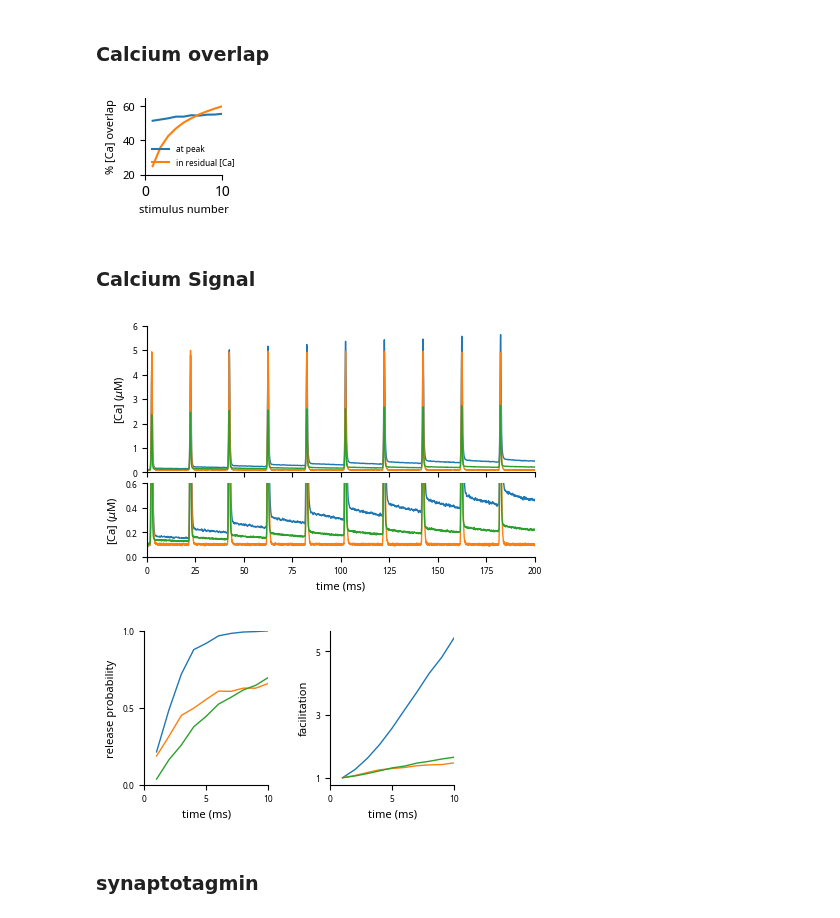
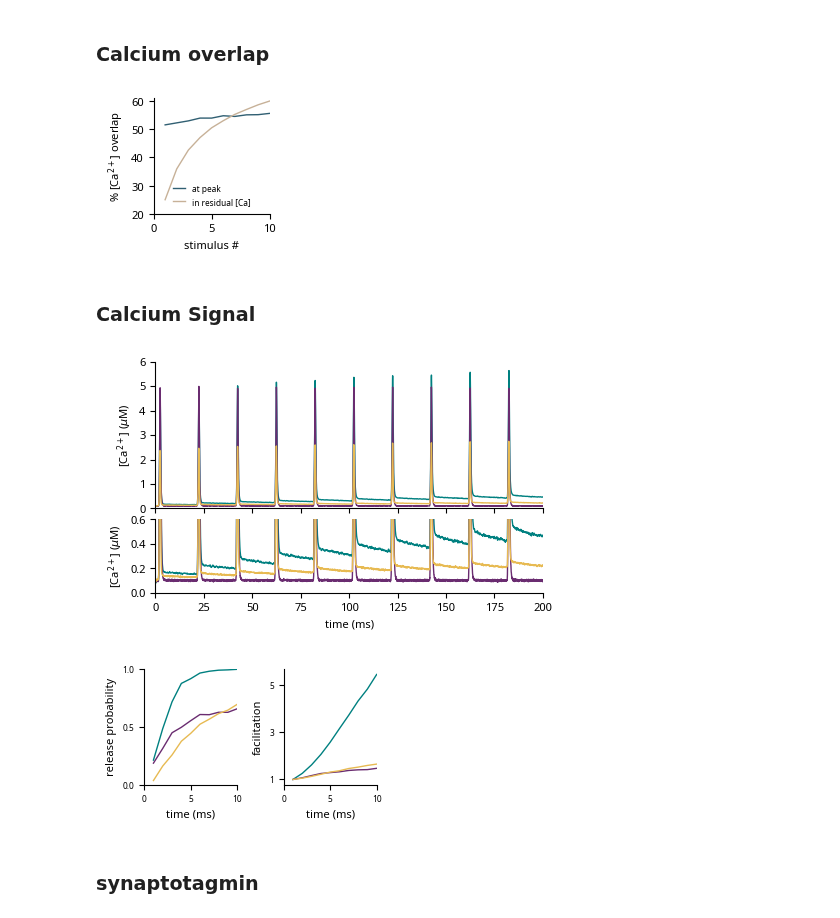
Before and after one commit to nishs1729/MFB, a Jupyter notebook: scripts_plotting/plots_mechanism.ipynb, the cells around one changed output. Saved outputs shown, nothing was run; the diff lists cells and outputs as text; code cells hidden in the pictures.

Commit message:
finalized plots_mechanism.ipynb

```diff
--- a/scripts_plotting/plots_mechanism.ipynb
+++ b/scripts_plotting/plots_mechanism.ipynb
@@ -94,19 +94,22 @@ cmap = mpl.colormaps['berlin'] # 'viridis', 'managua', 'berlin'
 lcolors = cmap(np.linspace(0.1, 0.9, len(stpoints)))
 
 to_nm = 1200 # convert um to nm
+tpoint_x = [330, 130, 70, 70]
+tpoint_y = [4.7, 4.4, 2.6, 1.0]
 for i,(key,simtype) in enumerate(simtypes.items()):
     for k,start in enumerate(stpoints):
         label = f'{APs[k]} AP'
         for j,tpoint in enumerate(tpoints):
             bins, density = get_conc_along_radius(simtype, start+tpoint, bins=bins)
             density = sp.signal.savgol_filter(density, 7, 3)
-            axs[i].plot(bins[6:]*to_nm, density[5:], color=lcolors[k], label=label)
-            ins_ax[i].plot(bins[6:]*to_nm, density[5:], color=lcolors[k], label=label)
+            axs[i].plot(bins[6:]*to_nm, density[5:], color=lcolors[k], linewidth=1, label=label)
+            ins_ax[i].plot(bins[6:]*to_nm, density[5:], color=lcolors[k], linewidth=1, label=label)
             label = None
             if not k:
-                axs[i].text(bins[26]*to_nm-60, density[25]-0.2, f'{(tpoint+200)/1000:.1f} ms', fontsize=textfs)
+                axs[i].text(tpoint_x[j], tpoint_y[j], f'{(tpoint+200)/1000:.1f} ms', fontsize=textfs)
+                # axs[i].text(bins[26]*to_nm-60, density[25]-0.2, f'{(tpoint+200)/1000:.1f} ms', fontsize=textfs)
     axs[i].set_title(key, fontsize=titlefs)
-    axs[i].set_ylabel(r'calcium concentration ($\mu$M)', fontsize=labelfs)
+    axs[i].set_ylabel(r'[Ca$^{2+}$] ($\mu$M)', fontsize=labelfs)
 
     ## make rectangle for zoomed in region
     rect = mpl.patches.Rectangle((50,0.5), 550, 4, linewidth=1, edgecolor='green',
@@ -116,7 +119,7 @@ for i,(key,simtype) in enumerate(simtypes.items()):
 axs[1].set_xlabel('distance from VDCC cluster (nm)', fontsize=labelfs)
 
 # axs[1].spines["left"].set_visible(False)
-axs[0].legend(frameon=False, fontsize=legfs)
+axs[0].legend(frameon=False, fontsize=legfs, loc='upper right', handlelength=1.5, bbox_to_anchor=(1.05, 1))
 # axs[1].tick_params(axis='y', size=0)
 axs[1].tick_params(axis='x', labelsize=tickfs)
 axs[0].tick_params(axis='both', labelsize=tickfs)
@@ -189,40 +192,41 @@ plt.show()
 # %%
 design = 'nVDCC_9_dVAZ_220_nAZ_31_RRP_15_ISI_20_nAP_10'
 
 avg_peak_overlap, avg_basal_overlap = get_ca_overlap(design)
 
 y_data = {
     'avg_peak_overlap': avg_peak_overlap,
     'avg_basal_overlap': avg_basal_overlap
 }
 
 keys = ['avg_peak_overlap', 'avg_basal_overlap']
 
 title_text = {'avg_peak_overlap': 'at peak',
               'avg_basal_overlap': 'in residual [Ca]'}
 
-fig, ax = plt.subplots(1, sharex=True, figsize=(1,1))
+fig, ax = plt.subplots(1, sharex=True, figsize=(1.5,1.5))
 
 for i, key in enumerate(keys):
     x = list(range(1,11))
     y = y_data[key]
-    ax.plot(x, np.array(y)*100, label=title_text[key])#, color=cpall[j%22])
+    ax.plot(x, np.array(y)*100, linewidth=1, label=title_text[key], color=cpall[i+18])
 
 ax.set_xlim(0.8,10.1)
-ax.set_xlabel('stimulus number', fontsize=labelfs)
-ax.set_ylabel('% [Ca] overlap', fontsize=labelfs)
+ax.set_xlabel('stimulus #', fontsize=labelfs)
+ax.set_ylabel('% [Ca$^{2+}$] overlap', fontsize=labelfs)
 ax.spines[['right', 'top']].set_visible(False)
-ax.tick_params(axis='y', labelsize=tickfs)
+# ax.set_xticks(range(1,11), [1]+['']*8+[10])
+ax.tick_params(axis='both', labelsize=tickfs)
 
-ax.legend(frameon=False, fontsize=legfs)
+ax.legend(frameon=False, handlelength=1.5, fontsize=legfs, loc='lower left', bbox_to_anchor=(0.1, 0.0))
 ax.set_xlim(0,10)
-ax.set_ylim(20,65)
+ax.set_ylim(20,61)
 
 plt.show()
 fig.savefig(os.path.join(figPath, 'ca_overlap.svg'), dpi=300,
             bbox_inches='tight', transparent=True)
 # %% [output]
-[figure, old version]
+[figure, new version]
 # %% [markdown]
 ### Calcium Signal
 # %%
@@ -246,13 +250,13 @@ ca_cross = data_cross.iloc[:, 2::4].mean(axis=1) + data_cross.iloc[:, 3::4].mean
 fig, axs = plt.subplots(2, sharex=True, figsize=(5,3), gridspec_kw = {'height_ratios':[2,1]})
 fig.subplots_adjust(hspace=0.1)
 
-axs[0].plot(data_cont.iloc[:,0]*1000, ca_cont, linewidth=1, label='control')
-axs[0].plot(data_unsat.iloc[:,0]*1000, ca_unsat, linewidth=1, label='unsaturating buffer')
-axs[0].plot(data_cross.iloc[:,0]*1000, ca_cross, linewidth=1, label='without cross-talk')
+axs[0].plot(data_cont.iloc[:,0]*1000, ca_cont,   color=cpall[12], linewidth=1, label='control')
+axs[0].plot(data_unsat.iloc[:,0]*1000, ca_unsat, color=cpall[14], linewidth=1, label='unsaturating buffer')
+axs[0].plot(data_cross.iloc[:,0]*1000, ca_cross, color=cpall[13], linewidth=1, label='without cross-talk')
 
-axs[1].plot(data_cont.iloc[:,0]*1000, ca_cont, linewidth=1, label='control')
-axs[1].plot(data_unsat.iloc[:,0]*1000, ca_unsat, linewidth=1, label='unsaturating buffer')
-axs[1].plot(data_cross.iloc[:,0]*1000, ca_cross, linewidth=1, label='without cross-talk')
+axs[1].plot(data_cont.iloc[:,0]*1000, ca_cont  , color=cpall[12], linewidth=1, label='control')
+axs[1].plot(data_unsat.iloc[:,0]*1000, ca_unsat, color=cpall[14], linewidth=1, label='unsaturating buffer')
+axs[1].plot(data_cross.iloc[:,0]*1000, ca_cross, color=cpall[13], linewidth=1, label='without cross-talk')
 
 # axs[0].legend(frameon=False, fontsize=legfs)
 axs[0].set_ylim(0,6)
@@ -260,20 +264,20 @@ axs[1].set_ylim(0,0.6)
 axs[1].set_xlabel('time (ms)', fontsize=labelfs)
 
 for ax in axs.ravel():
-    ax.set_ylabel(r'[Ca] ($\mu$M)', fontsize=labelfs)
+    ax.set_ylabel(r'[Ca$^{2+}$] ($\mu$M)', fontsize=labelfs)
     ax.spines["top"].set_visible(False)
     ax.spines["right"].set_visible(False)
     ax.set_xlim(0, 200)
     # ax.set_ylim(0,31)
     # ax.set_xticks([0, 300, 600])
     # ax.set_yticks([0, 10, 20, 30])
-    ax.tick_params(axis='both', labelsize=tickfs-2)
+    ax.tick_params(axis='both', labelsize=tickfs)
 
 fig.savefig(os.path.join(figPath, 'ca_signal.svg'), dpi=300,
             bbox_inches='tight', transparent=True)
 plt.show()
 # %% [output]
-[figure, old version]
+[figure, new version]
 # %%
 RRP = int(getSimInfo(design, 'RRP'))
 
@@ -295,22 +299,22 @@ data_cross = pd.read_csv(os.path.join(dataPath, 'control_eachCa', _design, f'sre
 pr_cross = data_cross['Pr']
 facil_cross = data_cross['Rel']*data_cross['Pr'][0]/data_cross['Pr']/data_cross['Rel'][0]
 
-fig, axs = plt.subplots(1,2, sharex=True, figsize=(4,2))
+fig, axs = plt.subplots(1,2, sharex=True, figsize=(3,1.5))
 fig.subplots_adjust(wspace=0.5)
 
 x = list(range(1,11))
-axs[0].plot(x, pr_cont, linewidth=1, label='control')
-axs[0].plot(x, pr_unsat, linewidth=1, label='unsaturating buffer')
-axs[0].plot(x, pr_cross, linewidth=1, label='without cross-talk')
-axs[1].plot(x, facil_cont, linewidth=1, label='control')
-axs[1].plot(x, facil_unsat, linewidth=1, label='unsaturating buffer')
-axs[1].plot(x, facil_cross, linewidth=1, label='without cross-talk')
+axs[0].plot(x, pr_cont, linewidth=1, color=cpall[12], label='control')
+axs[0].plot(x, pr_unsat, linewidth=1, color=cpall[14], label='unsaturating buffer')
+axs[0].plot(x, pr_cross, linewidth=1, color=cpall[13], label='without cross-talk')
+axs[1].plot(x, facil_cont, linewidth=1, color=cpall[12], label='control')
+axs[1].plot(x, facil_unsat, linewidth=1, color=cpall[14], label='unsaturating buffer')
+axs[1].plot(x, facil_cross, linewidth=1, color=cpall[13], label='without cross-talk')
 
 axs[0].set_ylim(0,1)
 axs[0].set_ylabel(r'release probability', fontsize=labelfs)
 axs[0].set_yticks([0,0.5,1])
 
-# axs[1].legend(frameon=False, fontsize=legfs)
+# axs[0].legend(frameon=False, fontsize=legfs)
 # axs[1].set_ylim(1,6)
 axs[1].set_ylabel(r'facilitation', fontsize=labelfs)
 axs[1].set_yticks([1,3,5])
@@ -327,7 +331,7 @@ plt.show()
 fig.savefig(os.path.join(figPath, 'facilitation.svg'), dpi=300,
             bbox_inches='tight', transparent=True)
 # %% [output]
-[figure, old version]
+[figure, new version]
 # %% [markdown]
 ### synaptotagmin
 # %%
```
Also changed, not shown: parts of 5 cells of this notebook.
